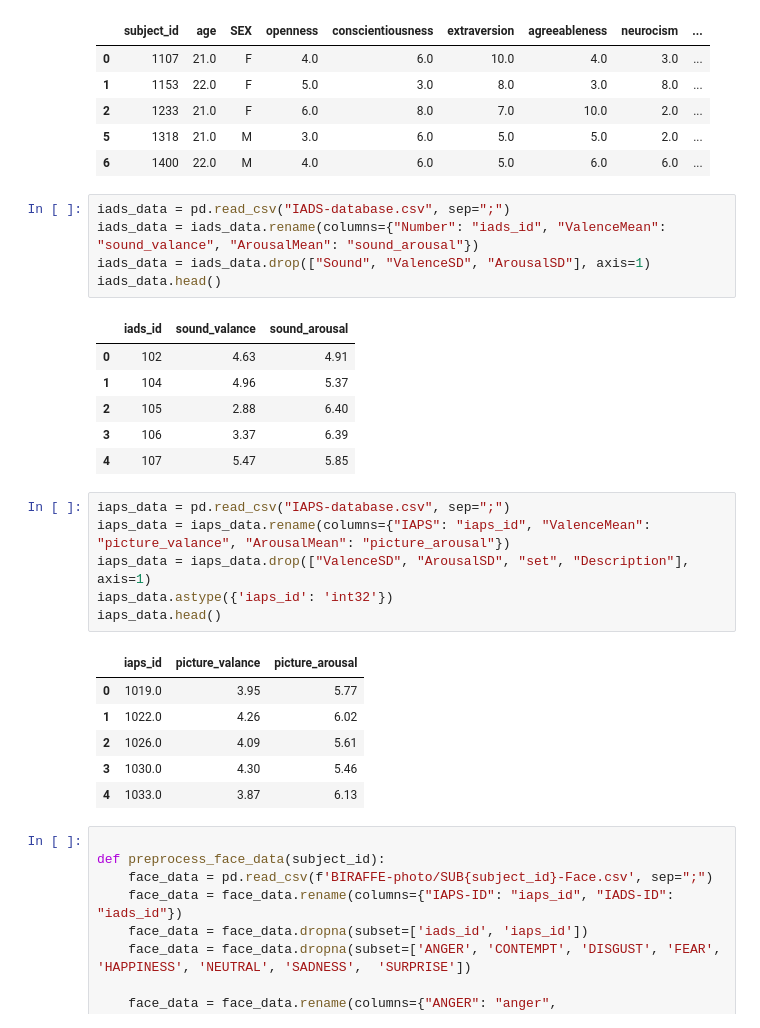
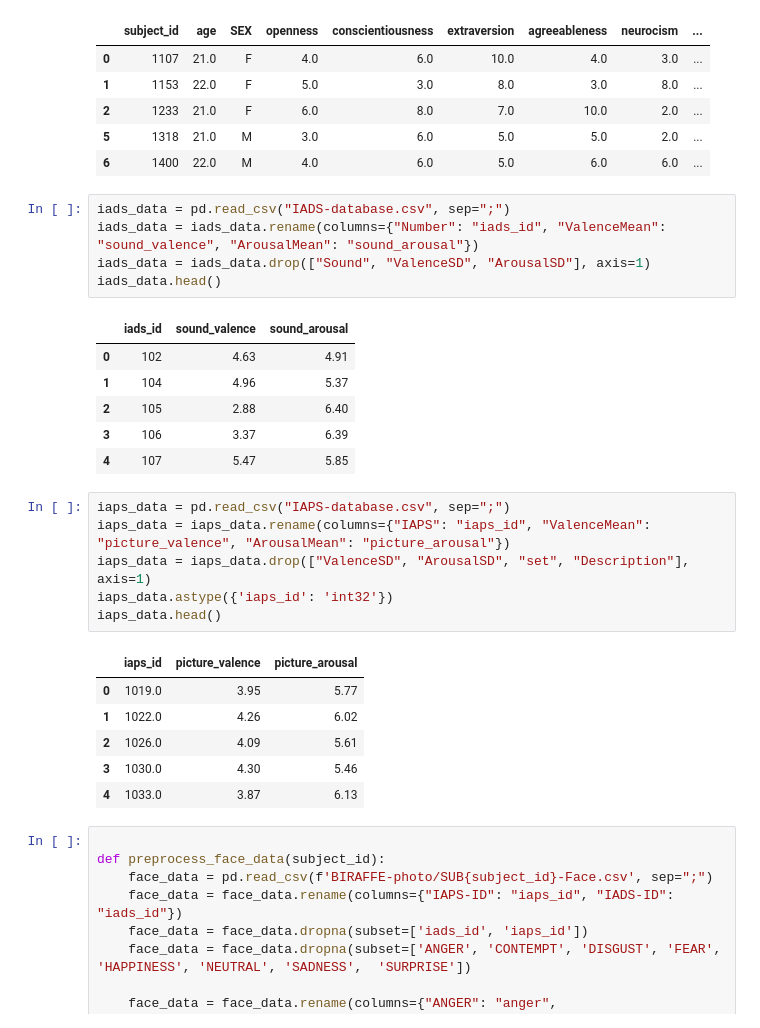
Before and after one commit to Warzecha/BIRAFFE-Emotion-Analysis, a Jupyter notebook: preprocessing.ipynb, the cells around one changed output. Cells and saved outputs as stored; diff of their text form.

```diff
--- a/preprocessing.ipynb
+++ b/preprocessing.ipynb
@@ -51,11 +51,11 @@ meta_data.head()
 | 6 | 1400 | 22.0 | M | 4.0 | 6.0 | 5.0 | 6.0 | 6.0 | ... |
 # %%
 iads_data = pd.read_csv("IADS-database.csv", sep=";")
-iads_data = iads_data.rename(columns={"Number": "iads_id", "ValenceMean": "sound_valance", "ArousalMean": "sound_arousal"})
+iads_data = iads_data.rename(columns={"Number": "iads_id", "ValenceMean": "sound_valence", "ArousalMean": "sound_arousal"})
 iads_data = iads_data.drop(["Sound", "ValenceSD", "ArousalSD"], axis=1)
 iads_data.head()
 # %% [output]
-|  | iads_id | sound_valance | sound_arousal |
+|  | iads_id | sound_valence | sound_arousal |
 | 0 | 102 | 4.63 | 4.91 |
 | 1 | 104 | 4.96 | 5.37 |
 | 2 | 105 | 2.88 | 6.40 |
@@ -63,12 +63,12 @@ iads_data.head()
 | 4 | 107 | 5.47 | 5.85 |
 # %%
 iaps_data = pd.read_csv("IAPS-database.csv", sep=";")
-iaps_data = iaps_data.rename(columns={"IAPS": "iaps_id", "ValenceMean": "picture_valance", "ArousalMean": "picture_arousal"})
+iaps_data = iaps_data.rename(columns={"IAPS": "iaps_id", "ValenceMean": "picture_valence", "ArousalMean": "picture_arousal"})
 iaps_data = iaps_data.drop(["ValenceSD", "ArousalSD", "set", "Description"], axis=1)
 iaps_data.astype({'iaps_id': 'int32'})
 iaps_data.head()
 # %% [output]
-|  | iaps_id | picture_valance | picture_arousal |
+|  | iaps_id | picture_valence | picture_arousal |
 | 0 | 1019.0 | 3.95 | 5.77 |
 | 1 | 1022.0 | 4.26 | 6.02 |
 | 2 | 1026.0 | 4.09 | 5.61 |
```
Also changed, not shown: 7 other files.
